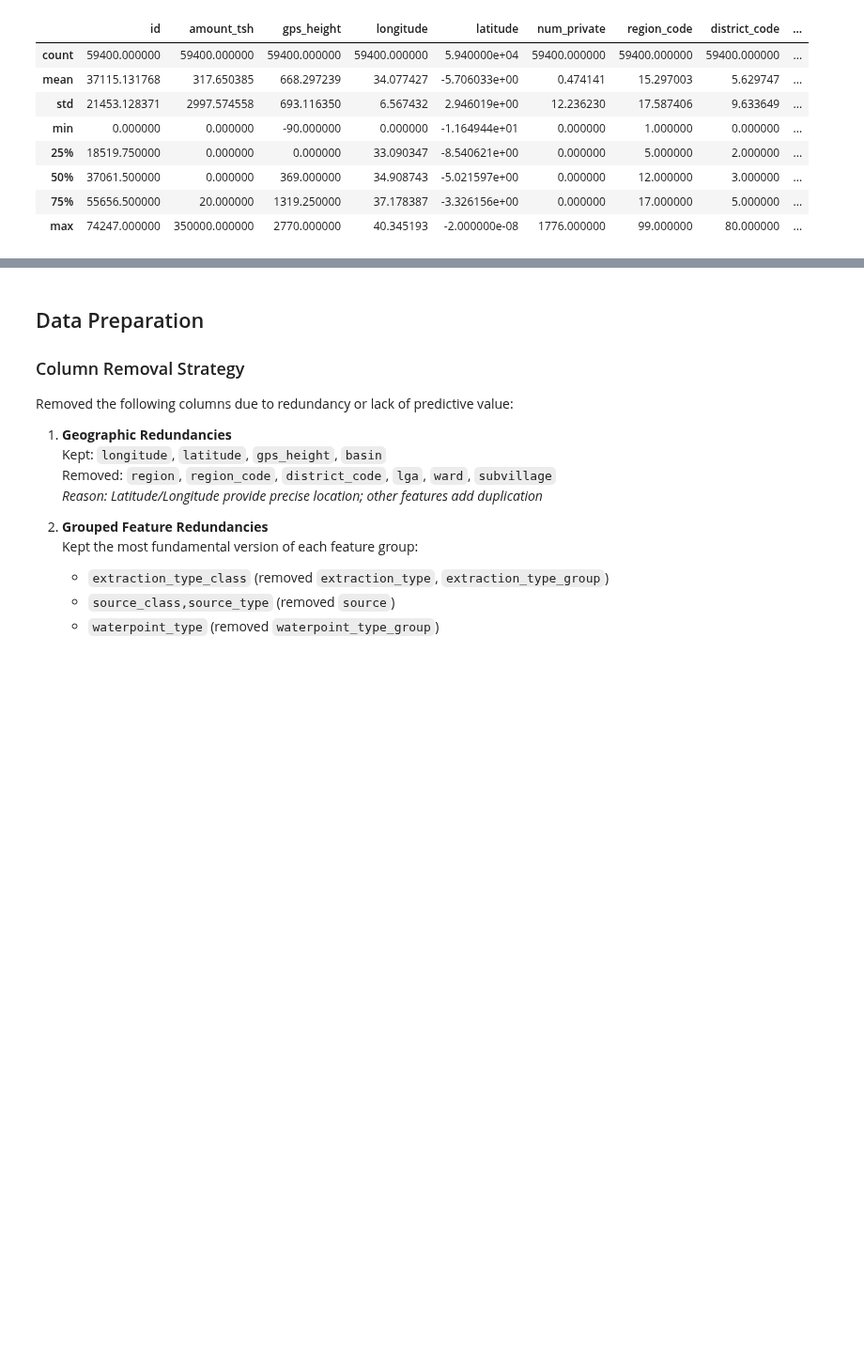
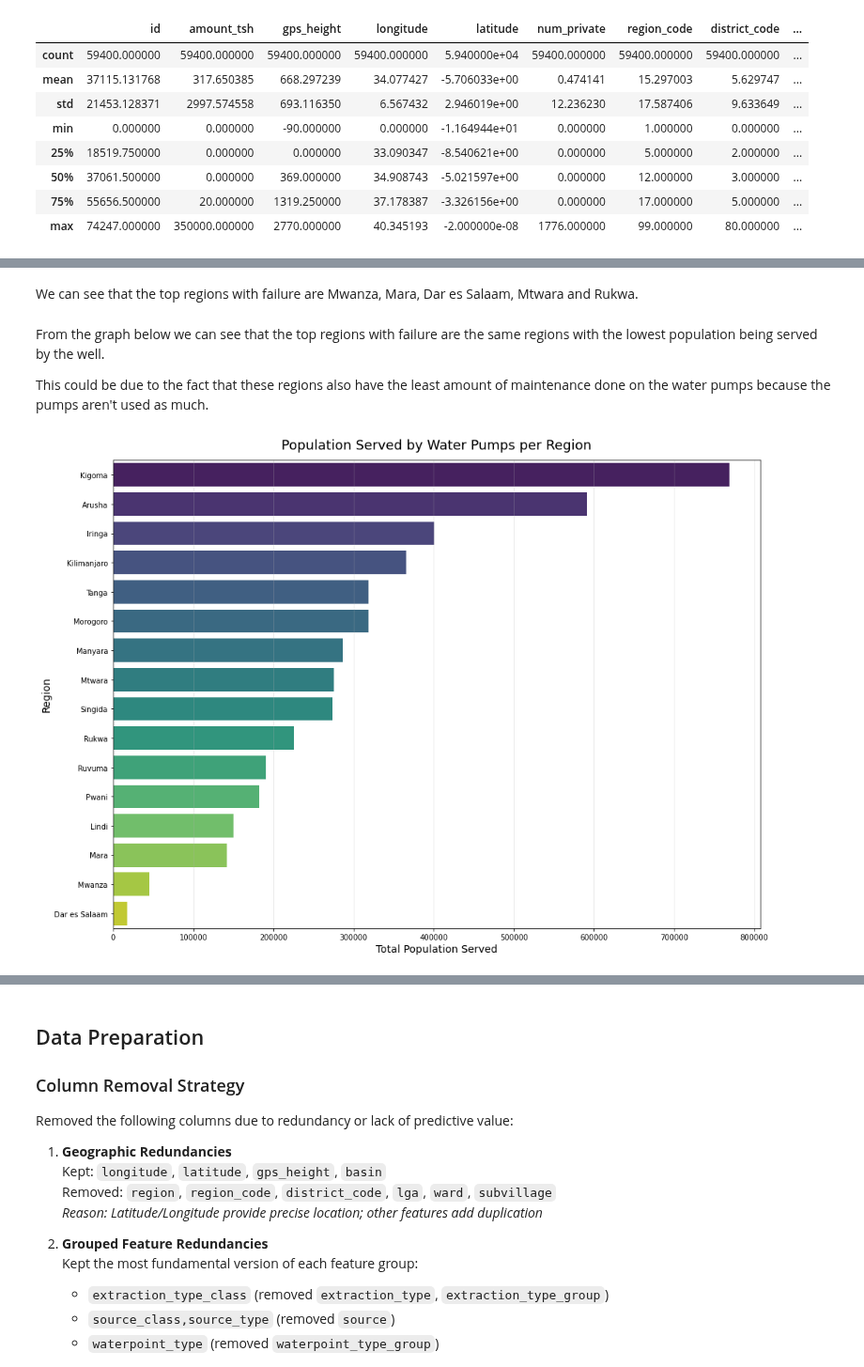
Before and after one commit to FrancisNdirangu/Pump_it_up_Dataset, a Jupyter notebook: notebook.ipynb, the cells around one changed output, grey strips where cells are left out. Shown at 94% size. Saved outputs shown, nothing was run; the diff lists cells and outputs as text; code cells hidden in the pictures; blank space fills up the shorter version.

```diff
--- a/notebook.ipynb
+++ b/notebook.ipynb
@@ -137,0 +189,22 @@ df.describe()
+# %% [markdown]
+We can see that the top regions with failure are Mwanza, Mara, Dar es Salaam, Mtwara and Rukwa.
+# %% [markdown]
+From the graph below we can see that the top regions with failure are the same regions with the lowest population being served by the well.
+
+This could be due to the fact that these regions also have the least amount of maintenance done on the water pumps because the pumps aren't used as much.
+# %%
+# Prepare data
+region_pop = df1.groupby('region')['population'].sum().sort_values(ascending=False)
+
+plt.figure(figsize=(14,10))
+ax = sns.barplot(x=region_pop.values, y=region_pop.index, palette='viridis')
+
+
+plt.title('Population Served by Water Pumps per Region', fontsize=18, pad=15)
+plt.xlabel('Total Population Served', fontsize=14)
+plt.ylabel('Region', fontsize=14)
+plt.grid(axis='x', alpha=0.3)
+plt.tight_layout()
+plt.show()
+# %% [output]
+[figure, added]
```
Also changed, not shown: parts of 9 cells of this notebook.
